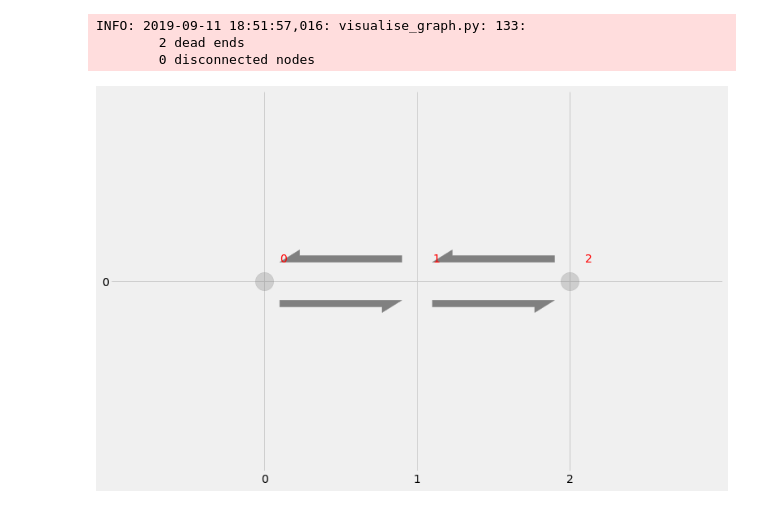
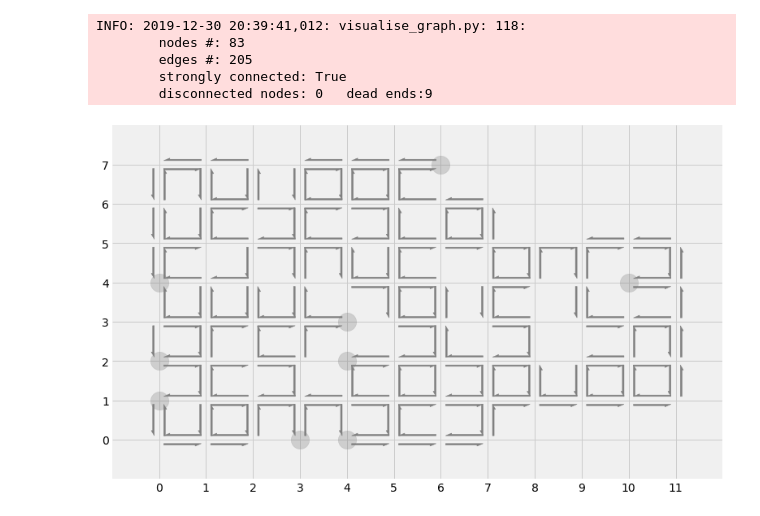
Before and after one commit to nikita-loik/route-inspection, a Jupyter notebook: simulation.ipynb, the cells around one changed output. Cells and saved outputs as stored; diff of their text form; code cells hidden in the pictures.

```diff
--- a/simulation.ipynb
+++ b/simulation.ipynb
@@ -50,8 +51,0 @@ INFO: 2019-09-11 18:51:50,063: get_random_city.py: 81:
-# %%
-sg = gg.get_simple_graph(random_city)
-vg.visualise_simple_graph(sg)
-# %% [output]
-INFO: 2019-09-11 18:51:57,016: visualise_graph.py: 133:
-        2 dead ends
-        0 disconnected nodes
-[figure, removed]
@@ -59,0 +52,14 @@ INFO: 2019-09-11 18:51:57,016: visualise_graph.py: 133:
+# %%
+# Get a naive graph for a city.
+# Naive graph is a directed graph,
+# where nodes are cross-road coordinates (e.g. (0, 0)),
+# i.e. one node can have up to 4 in-coming and 4 out-going edges.
+naive_graph = gg.get_naive_graph(random_city)
+vg.visualise_naive_graph(naive_graph)
+# %% [output]
+INFO: 2019-12-30 20:39:41,012: visualise_graph.py: 118:
+        nodes #: 83
+        edges #: 205
+        strongly connected: True
+        disconnected nodes: 0   dead ends:9
+[figure, added]
```
Also changed, not shown: parts of 21 cells of this notebook, 5 other files.
